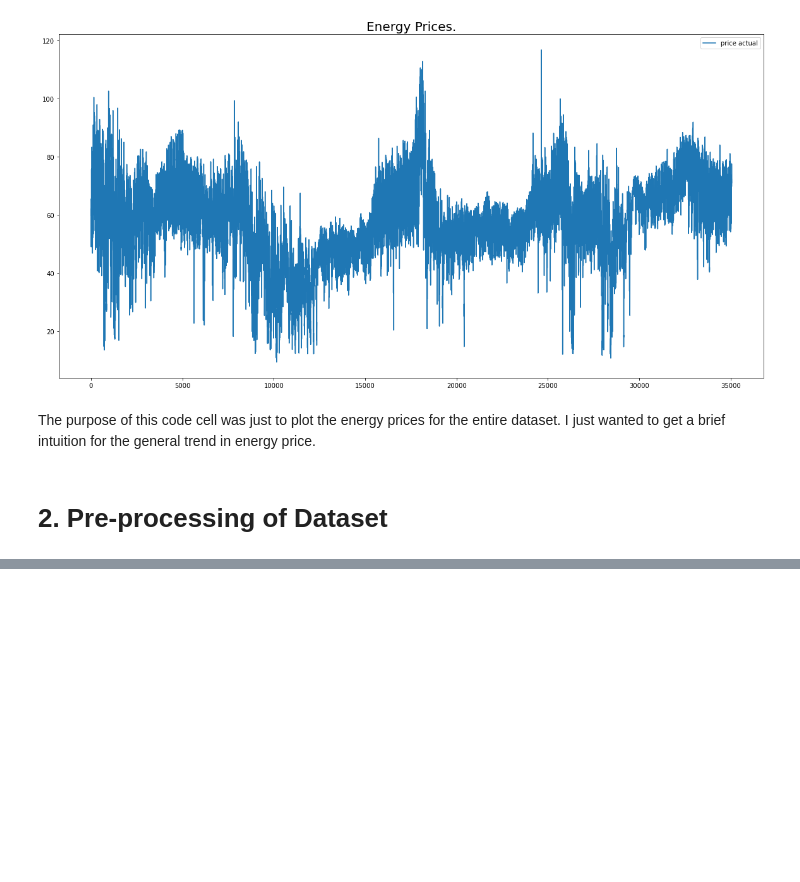
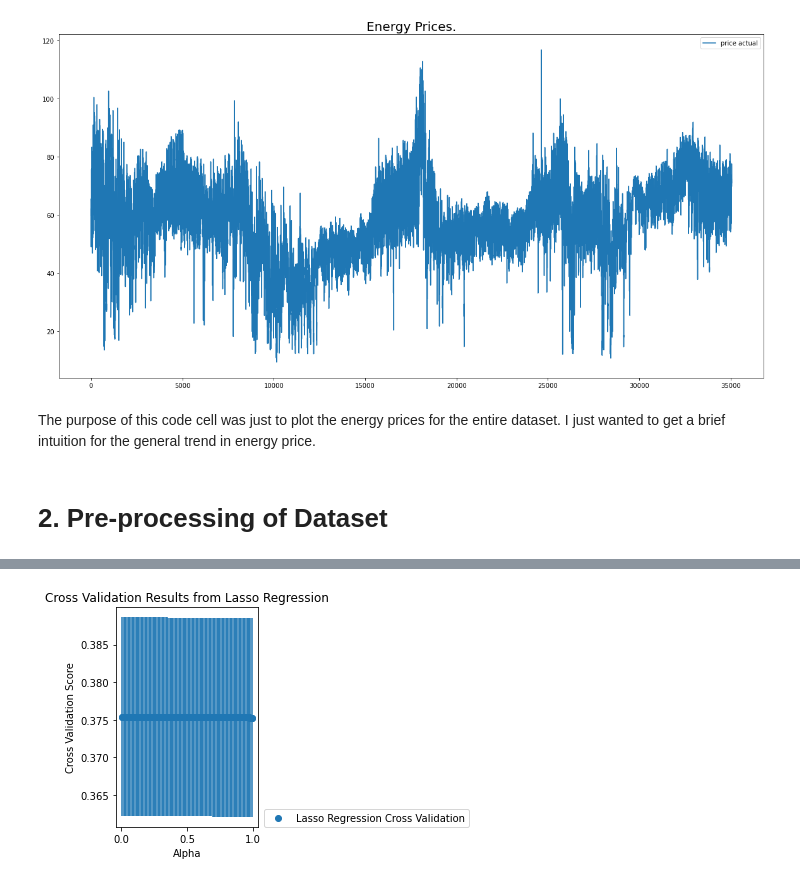
Before and after one commit to Ravi-Raghavan/ECE_443_Term_Project, a Jupyter notebook: EnergyPrices/EnergyPrices.ipynb, the cells around one changed output, grey strips where cells are left out. Saved outputs shown, nothing was run; the diff lists cells and outputs as text; code cells hidden in the pictures; blank space fills up the shorter version.

```diff
--- a/EnergyPrices/EnergyPrices.ipynb
+++ b/EnergyPrices/EnergyPrices.ipynb
@@ -172,0 +314,12 @@ Index(['time', 'generation biomass', 'generation fossil brown coal/lignite',
+# %%
+#Plot Cross Validation results from Lasso Regression
+plt.title("Cross Validation Results from Lasso Regression")
+plt.scatter(alphas_model2, mean_validation_scores_model2, label= "Lasso Regression Cross Validation")
+plt.errorbar(alphas_model2, mean_validation_scores_model2, std_validation_scores_model2, fmt = "o")
+plt.legend(loc = (1.04, 0))
+plt.xlabel('Alpha')
+plt.ylabel('Cross Validation Score')
+plt.tight_layout()
+plt.show()
+# %% [output]
+[figure, added]
```
Also changed, not shown: parts of 13 cells of this notebook, 2 other files.
